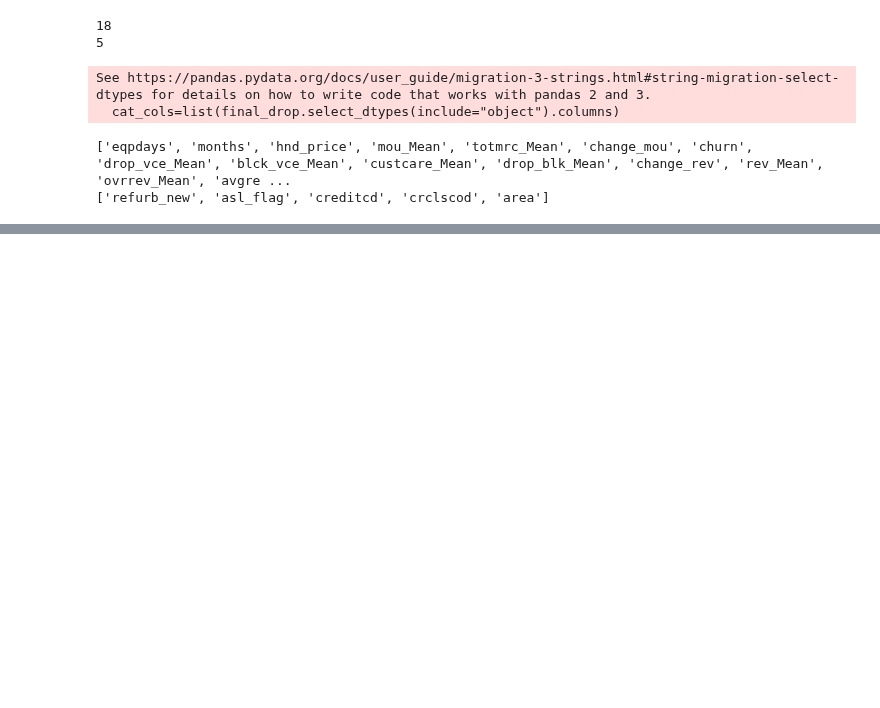
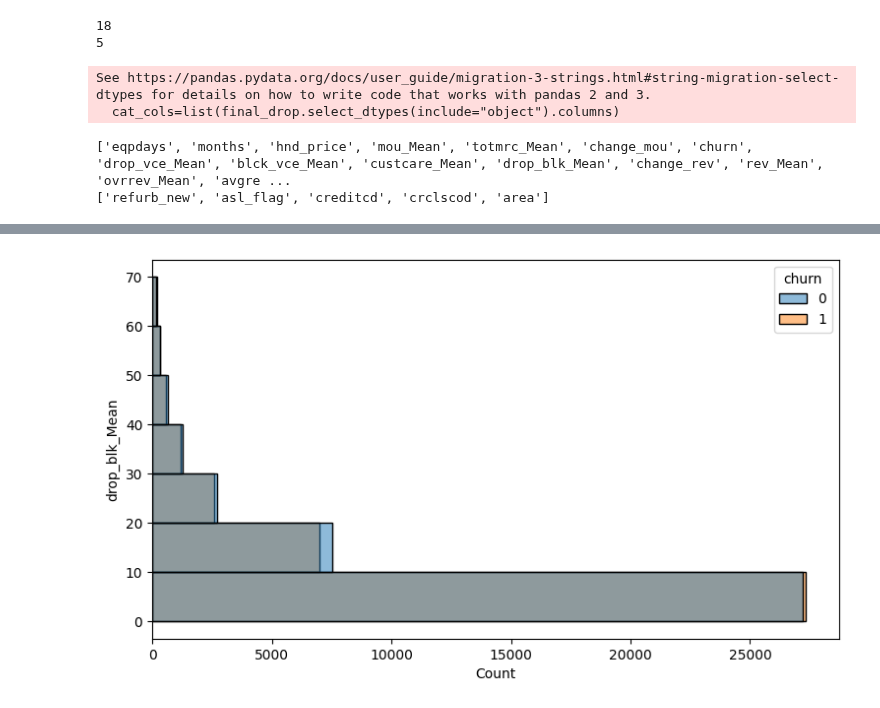
Before and after one commit to SalemElbermawy/gci_final_project, a Jupyter notebook: gci_final.ipynb, the cells around one changed output, grey strips where cells are left out. Drawn from its saved outputs; the diff is of its cells as text; code cells hidden in the pictures; blank space fills up the shorter version.

```diff
--- a/gci_final.ipynb
+++ b/gci_final.ipynb
@@ -515,0 +523,7 @@ for train_index,test_index in splitter_2.split(final_drop,final_drop["churn"]):
+# %%
+plt.figure(figsize=(9,5))
+sns.histplot(data=stratified_train,y="drop_blk_Mean",hue="churn",bins=[0,10,20,30,40,50,60,70,np.inf])
+plt.show()
+# ممكن نستنتج ان عدد قطع المكلمات ملهوش علاقه قويه اوي لان زي مشيفين هنا عدد العملاء الباقيين اكتر من المغادرين رغم قطع المكلمات
+# %% [output]
+[figure, added]
```
Also changed, not shown: parts of 14 cells of this notebook.
